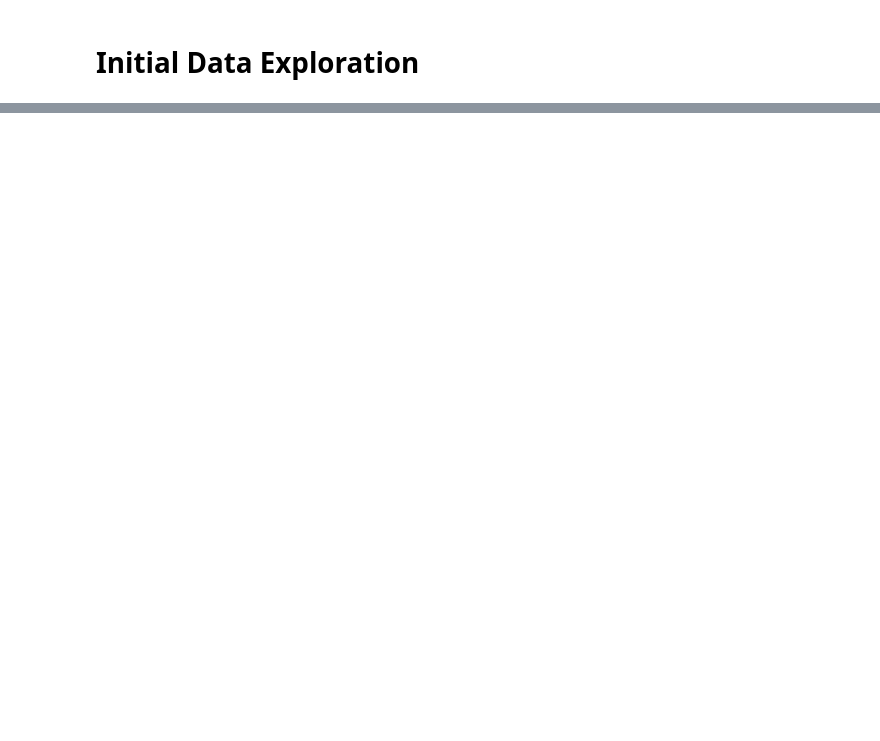
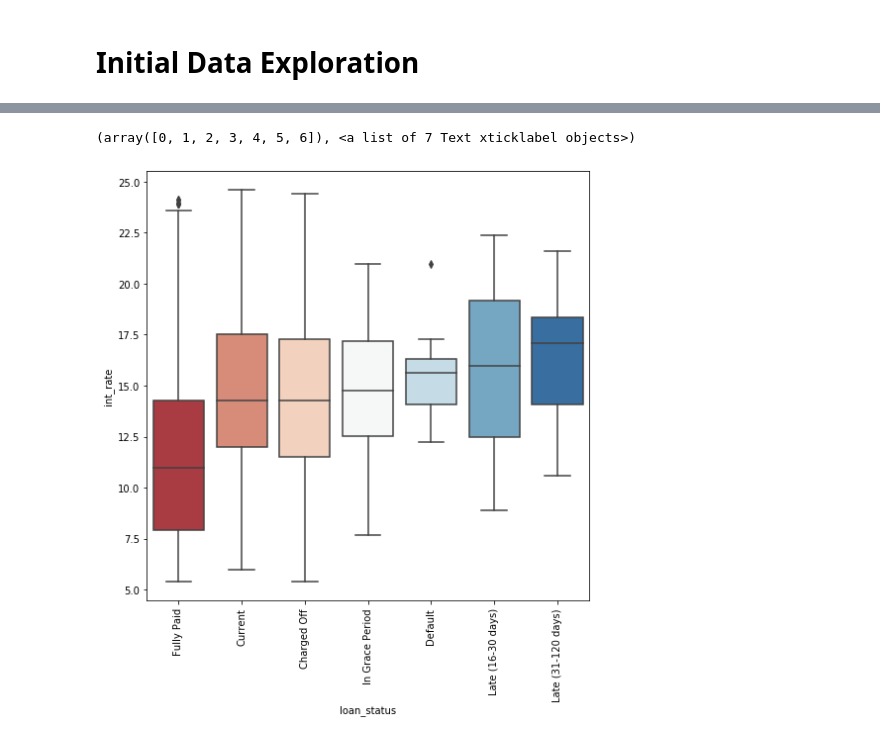
Before and after one commit to nukemecha/Project3, a Jupyter notebook: Meg/ex_analysis.ipynb, the cells around one changed output, grey strips where cells are left out. Cells and saved outputs as stored; diff of their text form; code cells hidden in the pictures; blank space fills up the shorter version.

```diff
--- a/Meg/ex_analysis.ipynb
+++ b/Meg/ex_analysis.ipynb
@@ -274,0 +202,19 @@ plt.show()
+# %%
+# Generate a boxplot showing an overview of loans by loan status
+# sns.boxplot(x="day", y="total_bill", hue="smoker", data=df, palette="Set1")
+
+display_order = ["Fully Paid", "Current", "Charged Off", "In Grace Period",
+                 "Default", "Late (16-30 days)", "Late (31-120 days)"]
+
+plt.figure(figsize=(8,8))
+sns.boxplot(
+    x = "loan_status",
+    y = "int_rate",
+    data = df,
+    palette = "RdBu",
+    order=display_order
+)
+plt.xticks(rotation=90)
+# %% [output]
+(array([0, 1, 2, 3, 4, 5, 6]), <a list of 7 Text xticklabel objects>)
+[figure, added]
```
Also changed, not shown: parts of 36 cells of this notebook.
